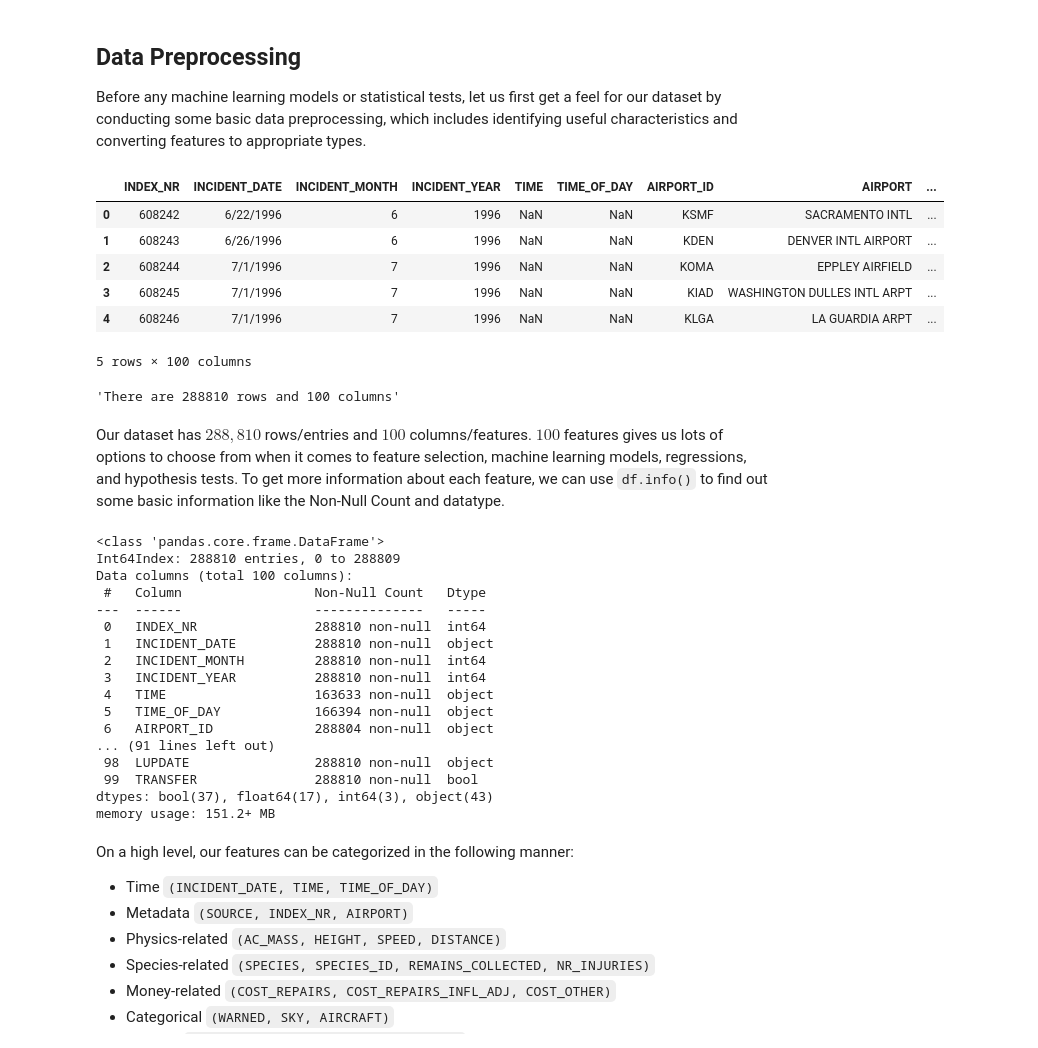
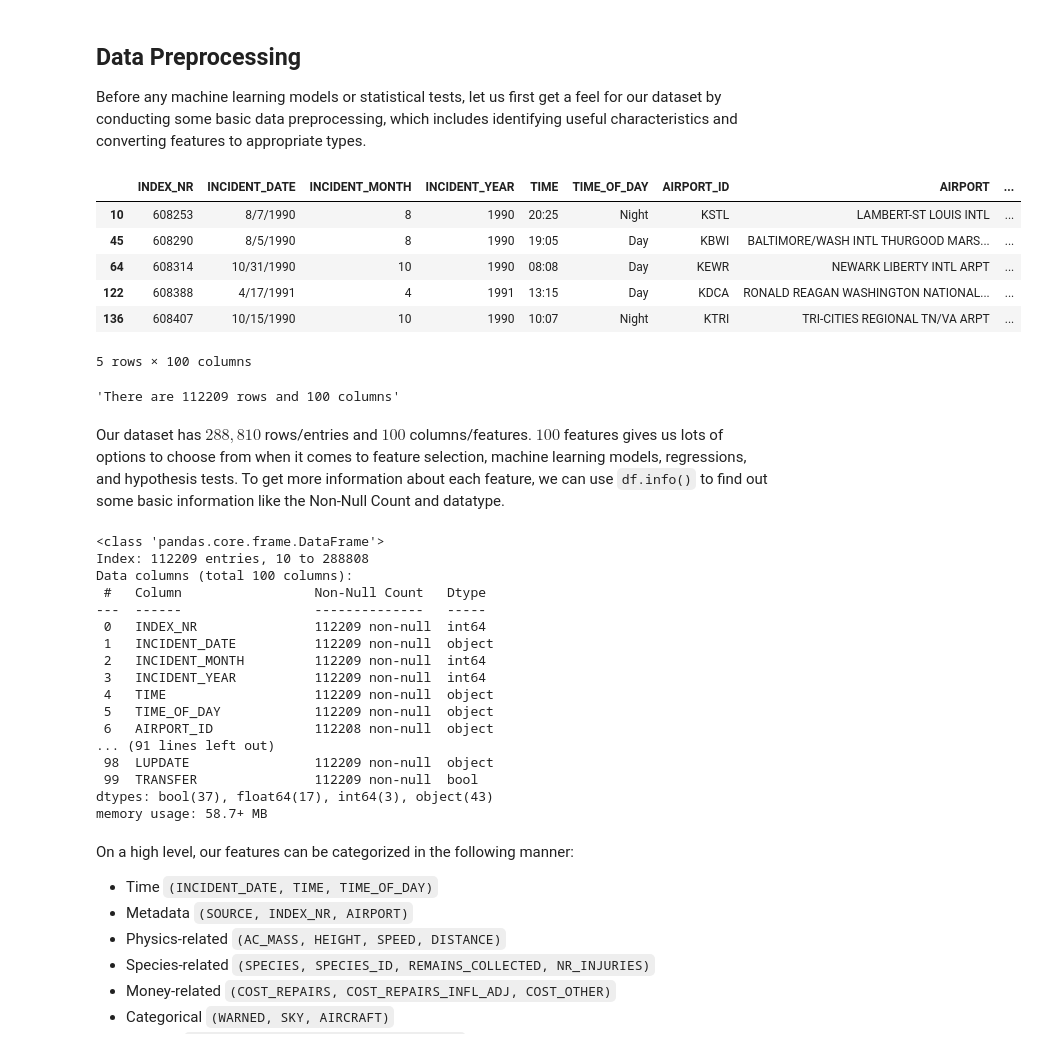
Before and after one commit to thejameszhang/cmsc320-project, a Jupyter notebook: eda.ipynb, the cells around one changed output. Cells and saved outputs as stored; diff of their text form; code cells hidden in the pictures.

```diff
--- a/eda.ipynb
+++ b/eda.ipynb
@@ -15,40 +15,43 @@ Before any machine learning models or statistical tests, let us first get a feel
 # %%
 df = pd.read_csv("data.csv")
 # Immediately drop duplicates, if there are any.
 df = df.drop_duplicates()
+# Additionally, we know will be working with the the TIME_OF_DAY, TIME, SIZE columns, so drop rows without all three of these values
+df = df.dropna(subset=["TIME", "TIME_OF_DAY", "SIZE"])
+# display a quick preview of our dataset
 display(df.head())
 f'There are {df.shape[0]} rows and {df.shape[1]} columns'
 # %% [output]
 |  | INDEX_NR | INCIDENT_DATE | INCIDENT_MONTH | INCIDENT_YEAR | TIME | TIME_OF_DAY | AIRPORT_ID | AIRPORT | ... |
-| 0 | 608242 | 6/22/1996 | 6 | 1996 | NaN | NaN | KSMF | SACRAMENTO INTL | ... |
-| 1 | 608243 | 6/26/1996 | 6 | 1996 | NaN | NaN | KDEN | DENVER INTL AIRPORT | ... |
-| 2 | 608244 | 7/1/1996 | 7 | 1996 | NaN | NaN | KOMA | EPPLEY AIRFIELD | ... |
-| 3 | 608245 | 7/1/1996 | 7 | 1996 | NaN | NaN | KIAD | WASHINGTON DULLES INTL ARPT | ... |
-| 4 | 608246 | 7/1/1996 | 7 | 1996 | NaN | NaN | KLGA | LA GUARDIA ARPT | ... |
+| 10 | 608253 | 8/7/1990 | 8 | 1990 | 20:25 | Night | KSTL | LAMBERT-ST LOUIS INTL | ... |
+| 45 | 608290 | 8/5/1990 | 8 | 1990 | 19:05 | Day | KBWI | BALTIMORE/WASH INTL THURGOOD MARS... | ... |
+| 64 | 608314 | 10/31/1990 | 10 | 1990 | 08:08 | Day | KEWR | NEWARK LIBERTY INTL ARPT | ... |
+| 122 | 608388 | 4/17/1991 | 4 | 1991 | 13:15 | Day | KDCA | RONALD REAGAN WASHINGTON NATIONAL... | ... |
+| 136 | 608407 | 10/15/1990 | 10 | 1990 | 10:07 | Night | KTRI | TRI-CITIES REGIONAL TN/VA ARPT | ... |
 5 rows × 100 columns
-'There are 288810 rows and 100 columns'
+'There are 112209 rows and 100 columns'
 # %% [markdown]
 Our dataset has $288, 810$ rows/entries and $100$ columns/features. $100$ features gives us lots of options to choose from when it comes to feature selection, machine learning models, regressions, and hypothesis tests. To get more information about each feature, we can use `df.info()` to find out some basic information like the Non-Null Count and datatype.
 # %%
 df.info()
 # %% [output]
 <class 'pandas.core.frame.DataFrame'>
-Int64Index: 288810 entries, 0 to 288809
+Index: 112209 entries, 10 to 288808
 Data columns (total 100 columns):
  #   Column                 Non-Null Count   Dtype
 ---  ------                 --------------   -----
- 0   INDEX_NR               288810 non-null  int64
- 1   INCIDENT_DATE          288810 non-null  object
- 2   INCIDENT_MONTH         288810 non-null  int64
- 3   INCIDENT_YEAR          288810 non-null  int64
- 4   TIME                   163633 non-null  object
- 5   TIME_OF_DAY            166394 non-null  object
- 6   AIRPORT_ID             288804 non-null  object
+ 0   INDEX_NR               112209 non-null  int64
+ 1   INCIDENT_DATE          112209 non-null  object
+ 2   INCIDENT_MONTH         112209 non-null  int64
+ 3   INCIDENT_YEAR          112209 non-null  int64
+ 4   TIME                   112209 non-null  object
+ 5   TIME_OF_DAY            112209 non-null  object
+ 6   AIRPORT_ID             112208 non-null  object
 ... (91 lines left out)
- 98  LUPDATE                288810 non-null  object
- 99  TRANSFER               288810 non-null  bool
+ 98  LUPDATE                112209 non-null  object
+ 99  TRANSFER               112209 non-null  bool
 dtypes: bool(37), float64(17), int64(3), object(43)
-memory usage: 151.2+ MB
+memory usage: 58.7+ MB
 # %% [markdown]
 On a high level, our features can be categorized in the following manner:
 - Time `(INCIDENT_DATE, TIME, TIME_OF_DAY)`
```
Also changed, not shown: parts of 11 cells of this notebook.
